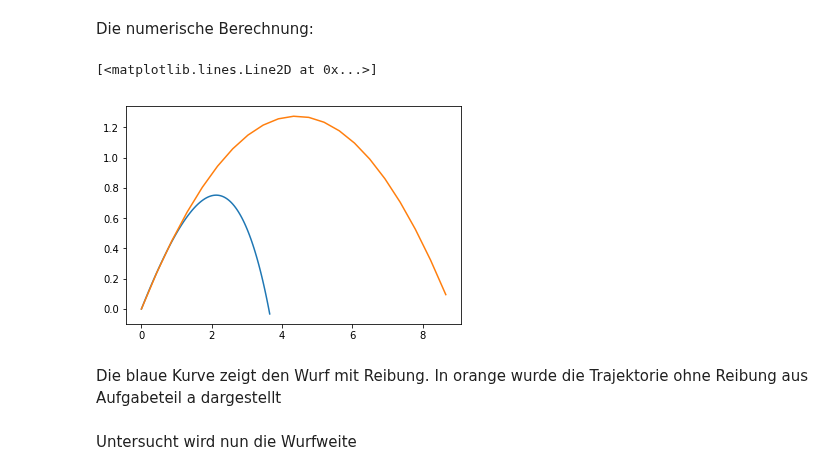
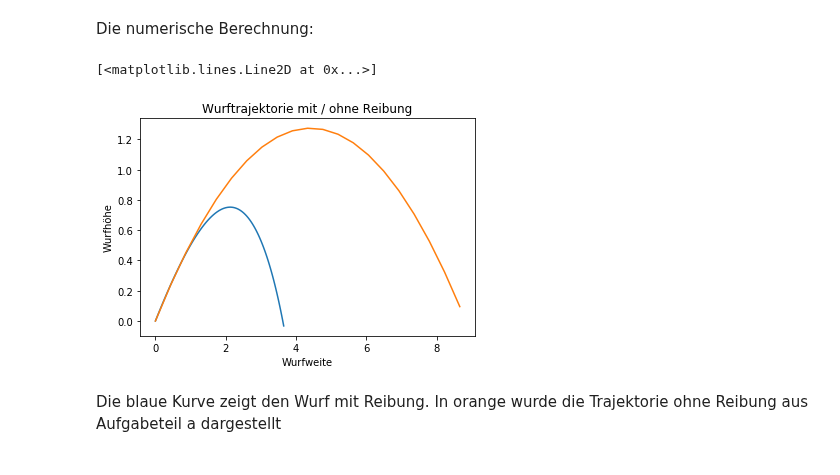
Before and after one commit to darenegade/modellbildung, a Jupyter notebook: Aufgabe2/Aufgabe2b.ipynb, the cells around one changed output. Saved outputs shown, nothing was run; the diff lists cells and outputs as text; code cells hidden in the pictures.

```diff
--- a/Aufgabe2/Aufgabe2b.ipynb
+++ b/Aufgabe2/Aufgabe2b.ipynb
@@ -100,35 +98,36 @@ C=0.5
 rho=1.2041
 z=0.5*3.1415926535*R*R*C*rho/m
 
 v0 = 10
 omega = 30
 u1=[v0*math.cos(math.radians(omega))]
 u2=[v0*math.sin(math.radians(omega))]
 u3=[0]
 u4=[0]
 
 dt = 0.01
 i=0;
 while u4[-1]  >= 0 and i < 10000: #Rechnen bis der erste y-Wert unterhalb von 0 liegt => Boden berührt
     du1 = -z/m*   math.sqrt(u1[-1]*u1[-1]+u2[-1]*u2[-1])   * u1[-1]
     du2 = -g-(z/m*math.sqrt(u1[-1]*u1[-1]+u2[-1]*u2[-1]))  * u2[-1]
     du3 = u1[-1]
     du4 = u2[-1]
     u1.append(u1[-1] + du1 * dt)
     u2.append(u2[-1] + du2 * dt)
     u3.append(u3[-1] + du3 * dt)
     u4.append(u4[-1] + du4 * dt)
     i = i+1
 plt.plot(u3, u4)
 
 fx = lambda t, v0, omega : v0 * math.cos(math.radians(omega)) * t;      #Flugbahn x-Komponente
 fy = lambda t, v0, omega: -0.5*g*t*t+v0*math.sin(math.radians(omega))*t #Flugbahn y-Komponente
 
+plt.title('Wurftrajektorie mit / ohne Reibung')
+plt.xlabel('Wurfweite')
+plt.ylabel('Wurfhöhe')
 plt.plot([fx(t, v0, omega) for t in np.arange(0, 1.03, 0.05)], [fy(t, v0, omega) for t in np.arange(0, 1.03, 0.05)])
 # %% [output]
 [<matplotlib.lines.Line2D at 0x...>]
-[figure, old version]
+[figure, new version]
 # %% [markdown]
 Die blaue Kurve zeigt den Wurf mit Reibung. In orange wurde die Trajektorie ohne Reibung aus Aufgabeteil a dargestellt
-# %% [markdown]
-Untersucht wird nun die Wurfweite
```
Also changed, not shown: parts of 10 cells of this notebook.
